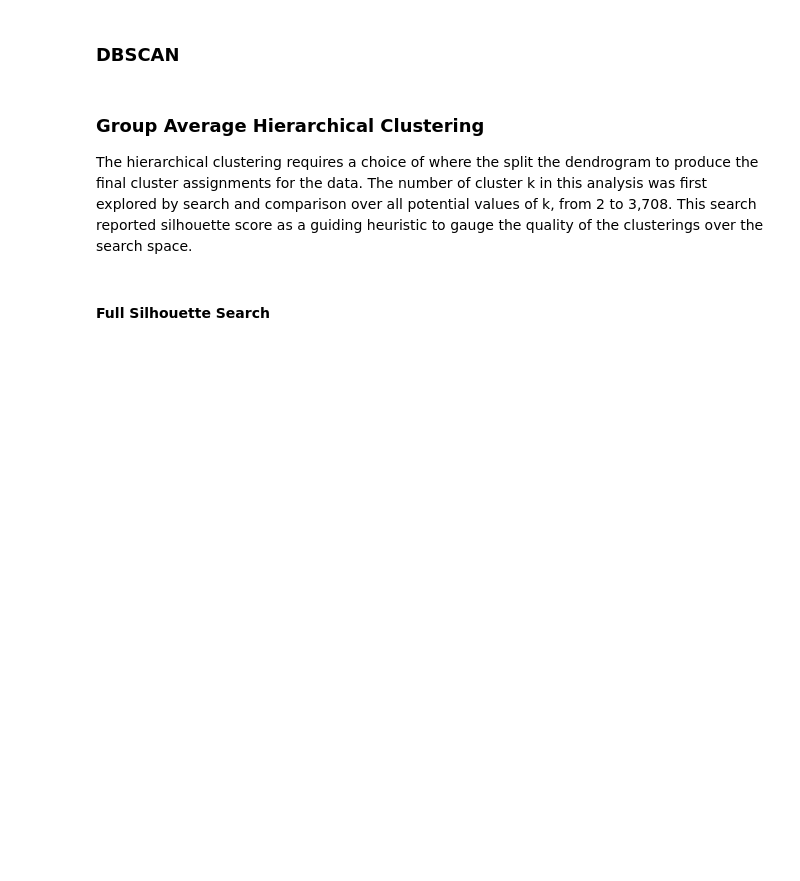
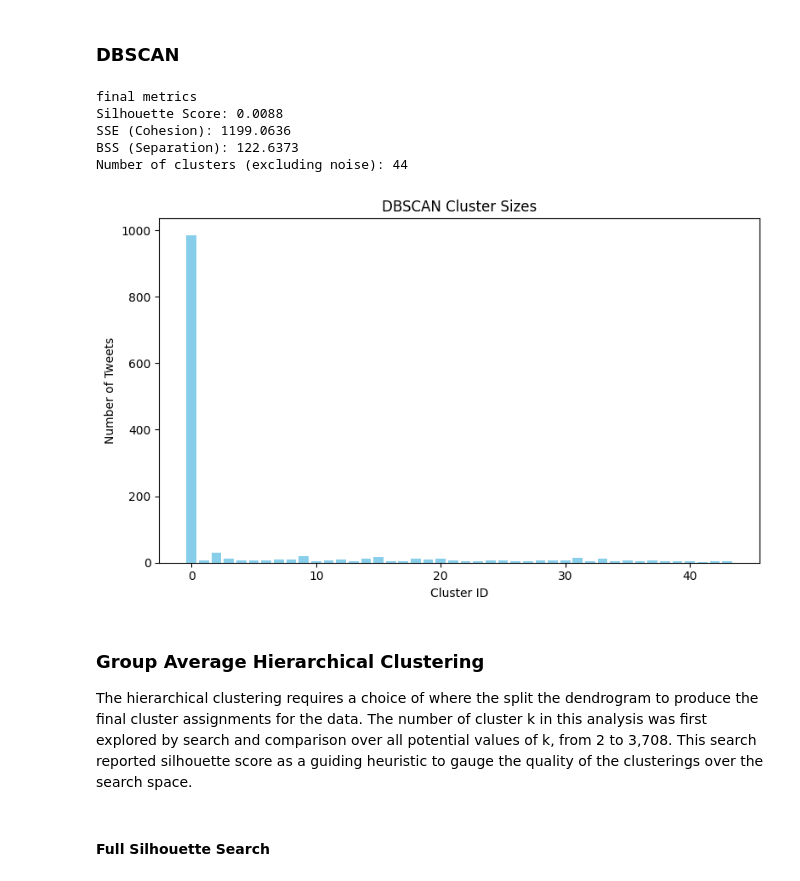
Before and after one commit to jmanderson0119/clustering-tweets, a Jupyter notebook: notebook/csds435_project2_group1_notebook.ipynb, the cells around one changed output. Drawn from its saved outputs; the diff is of its cells as text; code cells hidden in the pictures; blank space fills up the shorter version.

```diff
--- a/notebook/csds435_project2_group1_notebook.ipynb
+++ b/notebook/csds435_project2_group1_notebook.ipynb
@@ -234,5 +360,81 @@ In a comparison of the two measures, both of them establish that the feature spa
 # %% [markdown]
 ### DBSCAN
+# %%
+jaccard_dist_dbscan = 1 - jaccard_sim
+
+#we chose eps by looking at a graph of the sorted distances and picking a value that seemed
+#to separate the lower distances from the higher ones
+eps = .77
+
+#dbscan
+min_samples = 5
+db = DBSCAN(eps=eps, min_samples=min_samples, metric='precomputed')
+dbscan_labels = db.fit_predict(jaccard_dist_dbscan)
+
+valid_idx_dbscan = np.where(dbscan_labels != -1)[0]
+dbscan_labels_valid = dbscan_labels[valid_idx_dbscan]
+
+# only compute if we have at least 2 clusters
+dbscan_n_clusters = len(set(dbscan_labels_valid))
+
+if dbscan_n_clusters > 1:
+    sil_samples_dbscan = silhouette_samples(jaccard_dist_dbscan[valid_idx_dbscan][:, valid_idx_dbscan],
+                                            dbscan_labels_valid,
+                                            metric='precomputed')
+    dbscan_sil = np.mean(sil_samples_dbscan)
+else:
+    dbscan_sil = np.nan
+
+#overall sse
+X_dense_dbscan = X.toarray()
+dbscan_cluster_ids = [u for u in np.unique(dbscan_labels) if u != -1]
+
+dbscan_sse = 0
+for u in dbscan_cluster_ids:
+    idx = np.where(dbscan_labels == u)[0]
+    cluster_points = X_dense_dbscan[idx]
+    center = cluster_points.mean(axis=0)
+    dbscan_sse += np.sum((cluster_points - center) ** 2)
+
+#overall bss
+global_center_dbscan = X_dense_dbscan.mean(axis=0)
+
+dbscan_bss = 0
+for u in dbscan_cluster_ids:
+    idx = np.where(dbscan_labels == u)[0]
+    cluster_points = X_dense_dbscan[idx]
+    cluster_center = cluster_points.mean(axis=0)
+    n_k = len(idx)
+    dbscan_bss += n_k * np.sum((cluster_center - global_center_dbscan) ** 2)
+
+#print metrics
+print("\nfinal metrics")
+print(f"Silhouette Score: {dbscan_sil:.4f}")
+print(f"SSE (Cohesion): {dbscan_sse:.4f}")
+print(f"BSS (Separation): {dbscan_bss:.4f}")
+print(f"Number of clusters (excluding noise): {dbscan_n_clusters}")
+
+#cluster sizes visualization
+dbscan_unique_ids = [u for u in np.unique(dbscan_labels) if u != -1]
+dbscan_cluster_sizes = [(dbscan_labels == u).sum() for u in dbscan_unique_ids]
+
+plt.figure(figsize=(8,5))
+plt.bar(dbscan_unique_ids, dbscan_cluster_sizes, color='skyblue')
+plt.xlabel("Cluster ID")
+plt.ylabel("Number of Tweets")
+plt.title("DBSCAN Cluster Sizes")
+plt.tight_layout()
+plt.savefig("../figures/dbscan_cluster_sizes.png")
+plt.show()
+
+np.savetxt("dbscan_tweet_clusters.txt", dbscan_labels, fmt='%d')
+# %% [output]
+final metrics
+Silhouette Score: 0.0088
+SSE (Cohesion): 1199.0636
+BSS (Separation): 122.6373
+Number of clusters (excluding noise): 44
+[figure, added]
 # %% [markdown]
 ### Group Average Hierarchical Clustering
 
```
Also changed, not shown: parts of 13 cells of this notebook.
